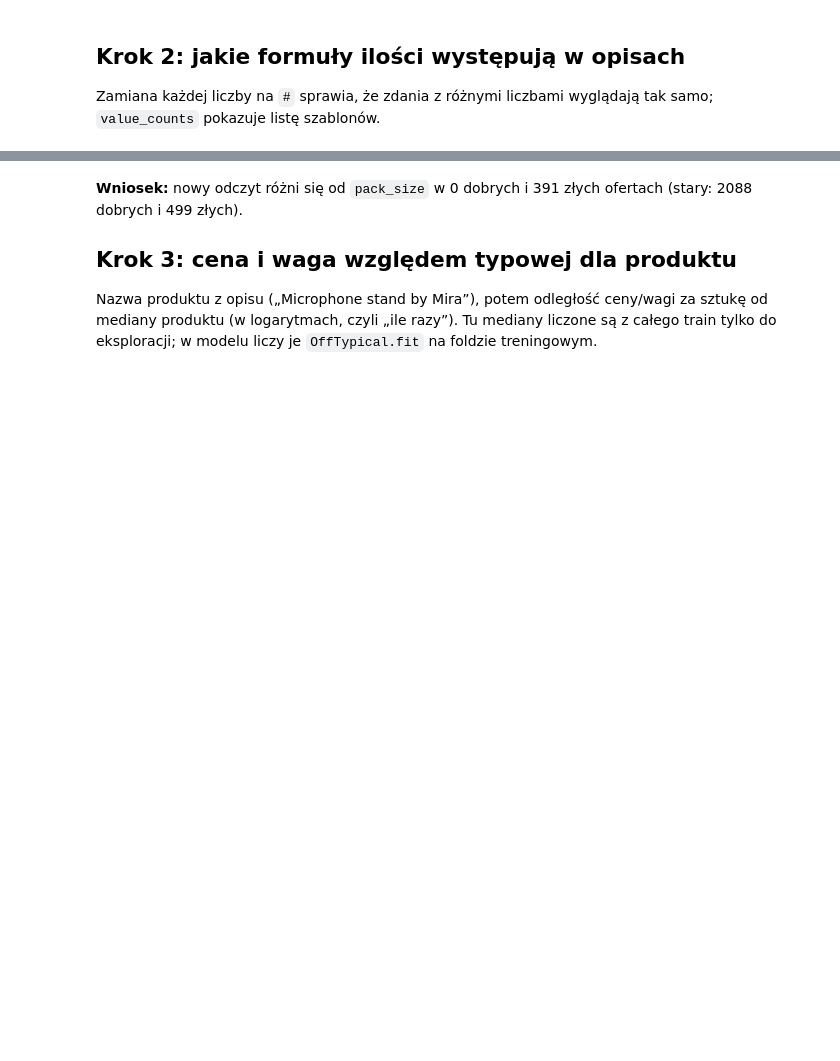
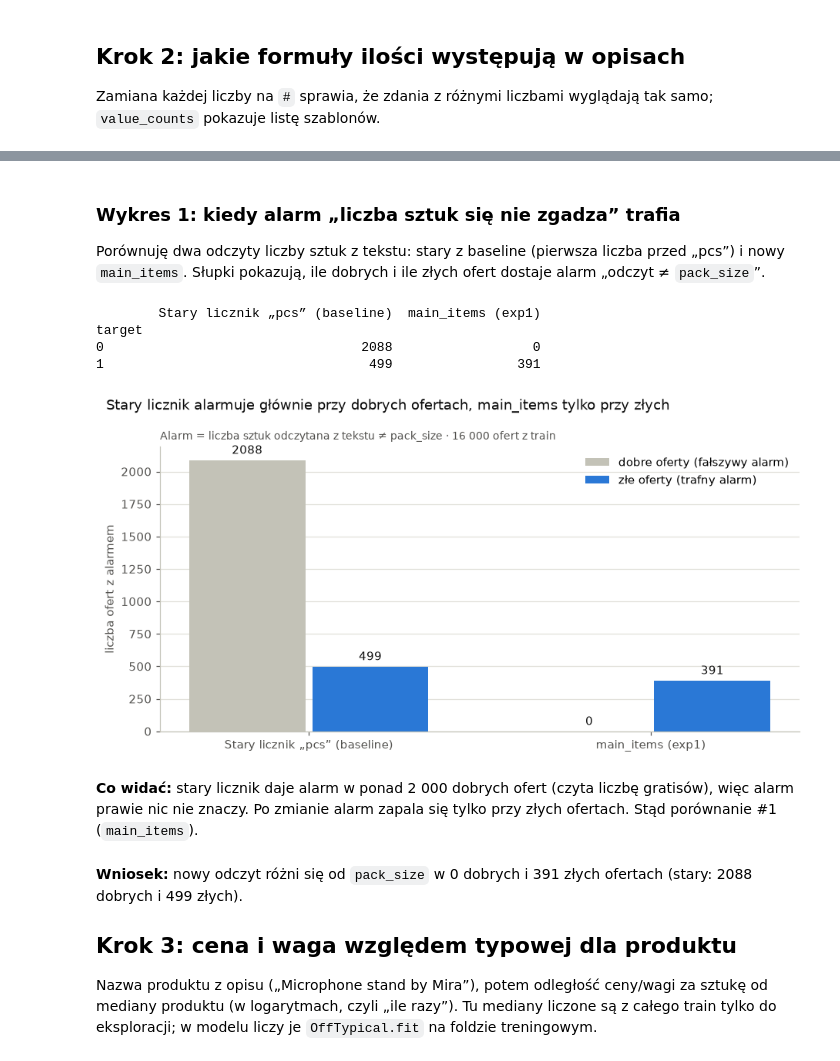
Before and after one commit to dcu111/dsc-catalogue-quality, a Jupyter notebook: notebooks/dsc-catalogue-eda.ipynb, the cells around one changed output, grey strips where cells are left out. Drawn from its saved outputs; the diff is of its cells as text; code cells hidden in the pictures; blank space fills up the shorter version.

```diff
--- a/notebooks/dsc-catalogue-eda.ipynb
+++ b/notebooks/dsc-catalogue-eda.ipynb
@@ -90,3 +144,49 @@ print(pd.crosstab(diff > 0, train.target))
+# %% [markdown]
+### Wykres 1: kiedy alarm „liczba sztuk się nie zgadza” trafia
+
+Porównuję dwa odczyty liczby sztuk z tekstu: stary z baseline (pierwsza liczba przed „pcs”) i nowy `main_items`.
+Słupki pokazują, ile dobrych i ile złych ofert dostaje alarm „odczyt ≠ `pack_size`”.
+# %%
+import matplotlib.pyplot as plt
+
+# Kolory: szary dla tła porównania, niebieski dla tego, o czym jest wykres.
+BLUE, GREY, DARK_GREY, INK, MUTED, GRID = '#2a78d6', '#c3c2b7', '#898781', '#0b0b0b', '#52514e', '#e1e0d9'
+plt.rcParams.update({'font.size': 10, 'axes.spines.top': False, 'axes.spines.right': False,
+                     'axes.edgecolor': GREY, 'axes.labelcolor': MUTED,
+                     'xtick.color': MUTED, 'ytick.color': MUTED, 'figure.dpi': 110})
+
+# wrong: stary odczyt (komórka z „pcs” wyżej), diff: nowy odczyt main_items (komórka wyżej)
+alarm = pd.DataFrame({'Stary licznik „pcs” (baseline)': train.target[wrong].value_counts(),
+                      'main_items (exp1)': train.target[diff > 0].value_counts()})
+alarm = alarm.reindex([0, 1]).fillna(0).astype(int)   # wiersz 0 = dobre oferty, 1 = złe
+print(alarm)
+
+fig, ax = plt.subplots(figsize=(8.5, 4.4))
+x = np.arange(len(alarm.columns))
+for shift, target, color, name in [(-0.18, 0, GREY, 'dobre oferty (fałszywy alarm)'),
+                                   (0.18, 1, BLUE, 'złe oferty (trafny alarm)')]:
+    bars = ax.bar(x + shift, alarm.loc[target], width=0.34, color=color, label=name)
+    ax.bar_label(bars, padding=3, color=INK)
+ax.set_xticks(x, alarm.columns)
+ax.set_ylabel('liczba ofert z alarmem')
+ax.grid(axis='y', color=GRID, linewidth=0.8)
+ax.set_axisbelow(True)
+ax.legend(frameon=False)
+fig.suptitle('Stary licznik alarmuje głównie przy dobrych ofertach, main_items tylko przy złych',
+             x=0.02, ha='left', fontsize=12, color=INK)
+ax.set_title('Alarm = liczba sztuk odczytana z tekstu ≠ pack_size · 16 000 ofert z train',
+             loc='left', fontsize=9, color=MUTED)
+plt.tight_layout()
+plt.show()
+# %% [output]
+        Stary licznik „pcs” (baseline)  main_items (exp1)
+target
+0                                 2088                  0
+1                                  499                391
+[figure, added]
+# %% [markdown]
+**Co widać:** stary licznik daje alarm w ponad 2 000 dobrych ofert (czyta liczbę gratisów), więc alarm prawie nic nie znaczy.
+Po zmianie alarm zapala się tylko przy złych ofertach. Stąd porównanie #1 (`main_items`).
 # %% [markdown]
 **Wniosek:** nowy odczyt różni się od `pack_size` w 0 dobrych i 391 złych ofertach (stary: 2088 dobrych i 499 złych).
 
```
Also changed, not shown: parts of 14 cells of this notebook, 7 other files.
